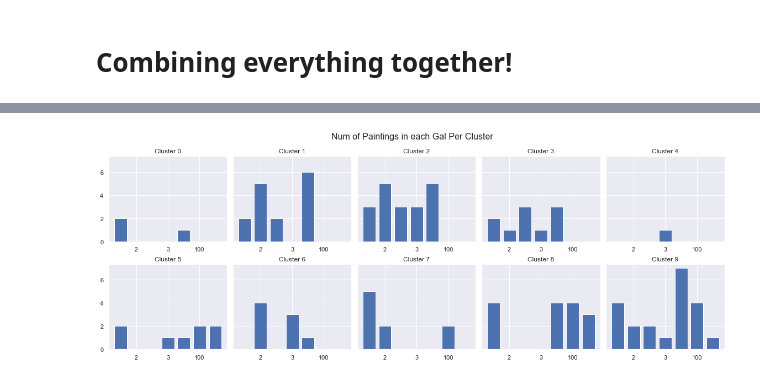
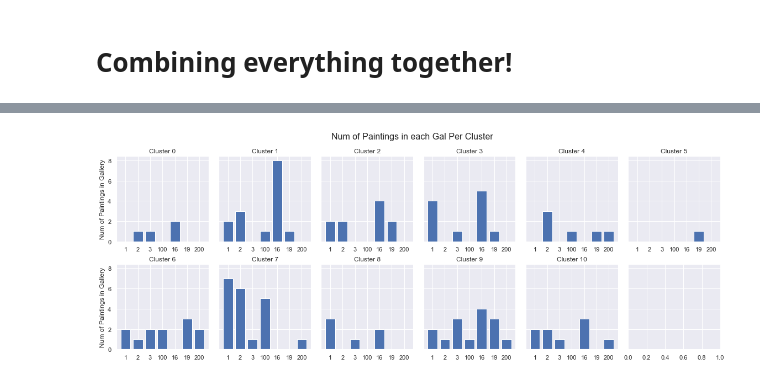
Before and after one commit to roberttwomey/art-and-empathy, a Jupyter notebook: sdma_clustering.ipynb, the cells around one changed output, grey strips where cells are left out. Drawn from its saved outputs; the diff is of its cells as text; code cells hidden in the pictures.

Commit message:
the same as before but this time Correct

```diff
--- a/sdma_clustering.ipynb
+++ b/sdma_clustering.ipynb
@@ -453,23 +477,24 @@ print(addColAverage("ClusterBefore",0))
 # %%
 # plot the emotion averages of each cluster
 
-fig, axes= plt.subplots(nrows=5, ncols=2, sharey = True, figsize=(12,16))
+fig, axes= plt.subplots(nrows=6, ncols=2, sharey = True, figsize=(12,16))
 
 plt.setp(axes, xticks=[1,2,3,4,5,6,7,8,9], xticklabels=["Moved","Fascin","Funny","Surprised",
                                                         "Indiff","Calm","Unset","Personal","Curious"]) #adds tick marks for each emotion category
 fig.suptitle("Average Emotion Rating per Cluster", size=16)
 
 k = 0
-for i in range(0,5):
+for i in range(0,6):
     for j in range(0,2):
-        axes[i,j].plot(ratings, addColAverage("ClusterBefore",k))
-        axes[i,j].set_title('Cluster {number}'.format(number = k))
-        k = k+1
+        if k<n_clusters_2:
+            axes[i,j].plot(ratings, addColAverage("ClusterBefore",k))
+            axes[i,j].set_title('Cluster {number} (n={amount})'.format(number = k, amount=clusterCountBefore.numItems[k]))
+            k = k+1
 
 plt.tight_layout()
 fig.subplots_adjust(top=0.95)
 
 plt.show()
 
-#fig.savefig('cluster-averages-linegraph.png')
+fig.savefig('cluster-averages-linegraph.png')
 # %% [output]
@@ -508,9 +533,8 @@ plt.show()
 # Combining everything together!
 # %%
 ## importing all rating data to recover painting names/galleries
-names = pd.read_excel('ratingData-sorted.xlsx')
-names = names.drop(columns = ['a. Moved','b. Fascinated','c. Funny','d. Surprised','e. Indifferent',
-                              'f. Calm','g. Unsettling','h. Personal','i. Curious'])
+
+names = pd.read_excel("ratingData-sorted.xlsx", sheet_name=1, usecols=range(0,4))
 names.rename(columns = {"Unique ID":"ID"}, inplace = True)
 names
 # %% [output]
@@ -529,7 +553,10 @@ names
 109 rows × 4 columns
 # %%
 #everything at once
-labeledRatings = names.join(aveEmotions)
+labeledRatings = names.merge(aveEmotions, on=['ID'])
 labeledRatings = labeledRatings.drop(['ClusterAfter', 'ClusterKMeans'], axis=1)
-labeledRatings = labeledRatings.join(varsPerEmotion)
+labeledRatings = labeledRatings.merge(varsPerEmotion, on=['ID'])
 labeledRatings.head()
+
+
+labeledRatings.to_excel('labeledRatings.xlsx')
@@ -544,5 +574,6 @@ labeledRatings.head()
 # %%
 #given a cluster, creates a list of the number of paintings in each gallery
+galleryList = list(["1","2","3","100","16","19","200"])
 galleries = [1,2,3,100,16,19,200]
 
 def numInGallery(clusterNum):
@@ -561,29 +592,32 @@ def numInGallery(clusterNum):
 # %%
 # for each cluster, plot num paintings in each gallery
 
-fig, axes= plt.subplots(nrows=2, ncols=5, sharey = True, figsize=(16,6))  #[1,2,3,100,16,19,200]
+fig, axes= plt.subplots(nrows=2, ncols=6, sharey = True, figsize=(16,6))  #[1,2,3,100,16,19,200]
 
 #plt.setp(axes, xticks=[1,2,3,3,4,5,6,7]) #, yticks=[1,2,3,4,5,6,7,8]) #, xticklabels=["Moved","Fascin","Funny","Surprised",
                                                         #"Indiff","Calm","Unset","Personal","Curious"]) #adds tick marks for each emotion category
 fig.suptitle("Num of Paintings in each Gal Per Cluster", size=16)
 numGals = [1,2,3,4,5,6,7]
 
 k = 0
 for i in range(0,2):
-    for j in range(0,5):
+    for j in range(0,6):
         if k<n_clusters_2:
             axes[i,j].bar(numGals, numInGallery(k))
             axes[i,j].set_title('Cluster {number}'.format(number = k))
-            axes[i,j].set_xticklabels(galleries) # <--I can't get all of these labels to show up :(
+            axes[i,j].set_xticks([1,2,3,4,5,6,7])
+            axes[i,j].set_xticklabels(galleryList)
+            if j==0:
+                axes[i,j].set_ylabel("Num of Paintings in Gallery")
             k = k+1
 
 plt.tight_layout()
 fig.subplots_adjust(top=0.88)
 fig.savefig('num-paintings-in-gal.png')
 
 plt.show()
 # %% [output]
-[figure, old version]
+[figure, new version]
 # %%
 # Highest Scores
 
```
Also changed, not shown: parts of 33 cells of this notebook.
